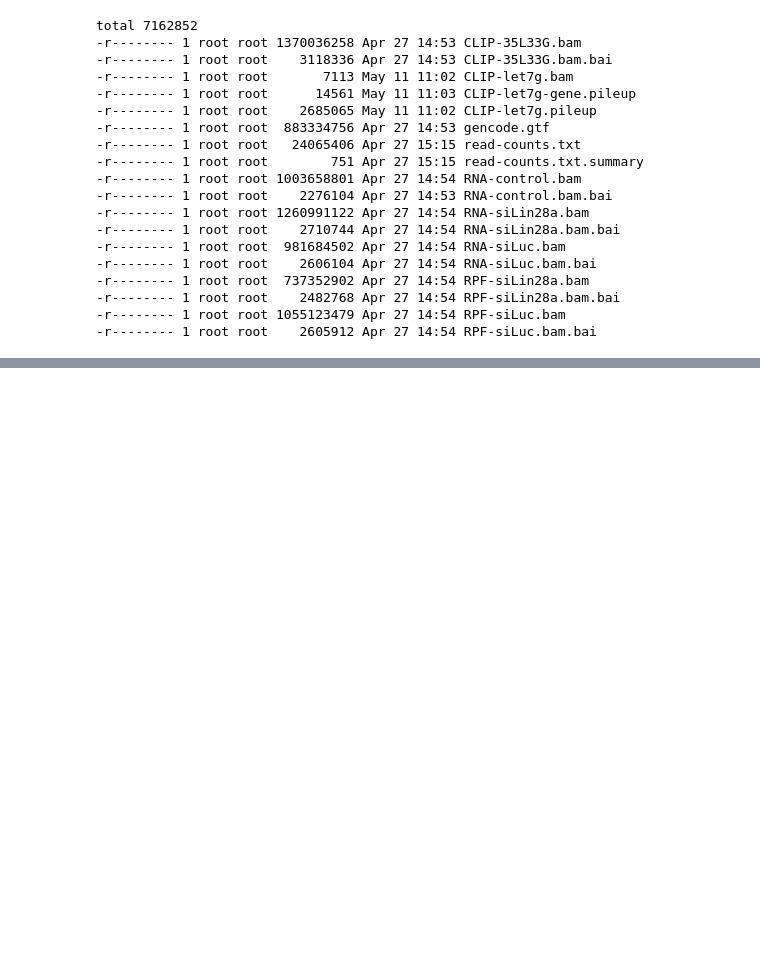
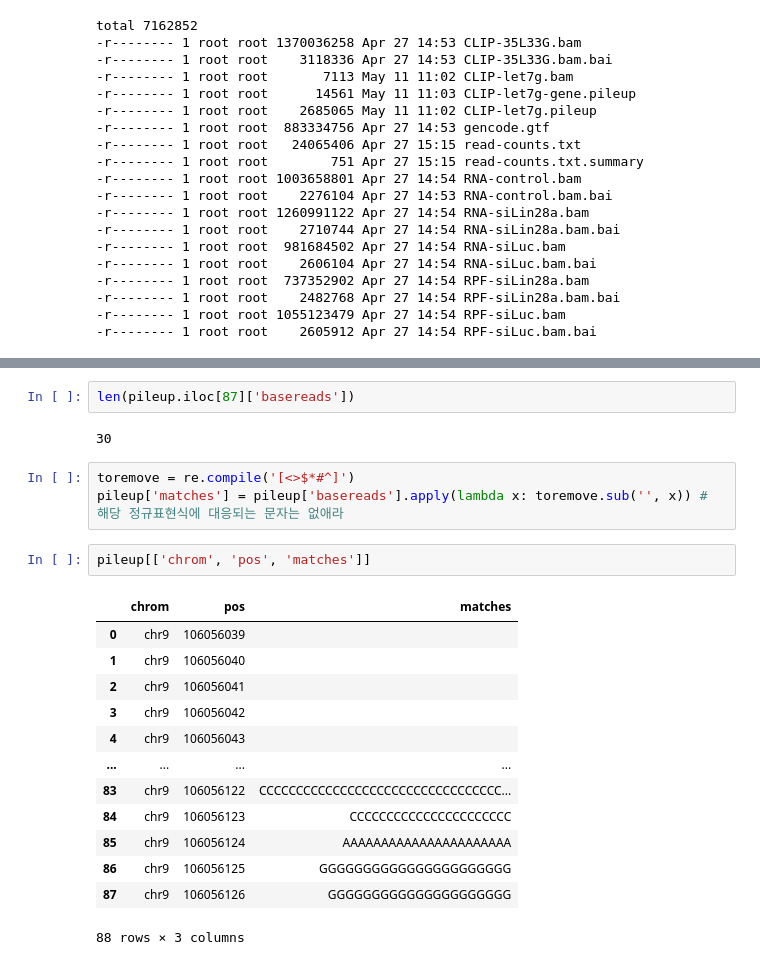
Before and after one commit to bishin22/Bioinformatics_and_Practice_1, a Jupyter notebook: Bioinformatics_practice_1_final_project.ipynb, the cells around one changed output, grey strips where cells are left out. Cells and saved outputs as stored; diff of their text form; blank space fills up the shorter version.

```diff
--- a/Bioinformatics_practice_1_final_project.ipynb
+++ b/Bioinformatics_practice_1_final_project.ipynb
@@ -100,0 +233,23 @@ Executing transaction: /-\|/-\|/-\|/-\|done
+# %%
+len(pileup.iloc[87]['basereads'])
+# %% [output]
+30
+# %%
+toremove = re.compile('[<>$*#^]')
+pileup['matches'] = pileup['basereads'].apply(lambda x: toremove.sub('', x)) # 해당 정규표현식에 대응되는 문자는 없애라
+# %%
+pileup[['chrom', 'pos', 'matches']]
+# %% [output]
+|  | chrom | pos | matches |
+| 0 | chr9 | 106056039 |  |
+| 1 | chr9 | 106056040 |  |
+| 2 | chr9 | 106056041 |  |
+| 3 | chr9 | 106056042 |  |
+| 4 | chr9 | 106056043 |  |
+| ... | ... | ... | ... |
+| 83 | chr9 | 106056122 | CCCCCCCCCCCCCCCCCCCCCCCCCCCCCCCCC... |
+| 84 | chr9 | 106056123 | CCCCCCCCCCCCCCCCCCCCCC |
+| 85 | chr9 | 106056124 | AAAAAAAAAAAAAAAAAAAAAA |
+| 86 | chr9 | 106056125 | GGGGGGGGGGGGGGGGGGGGGG |
+| 87 | chr9 | 106056126 | GGGGGGGGGGGGGGGGGGGGG |
+88 rows × 3 columns
```
Also changed, not shown: parts of 48 cells of this notebook.
